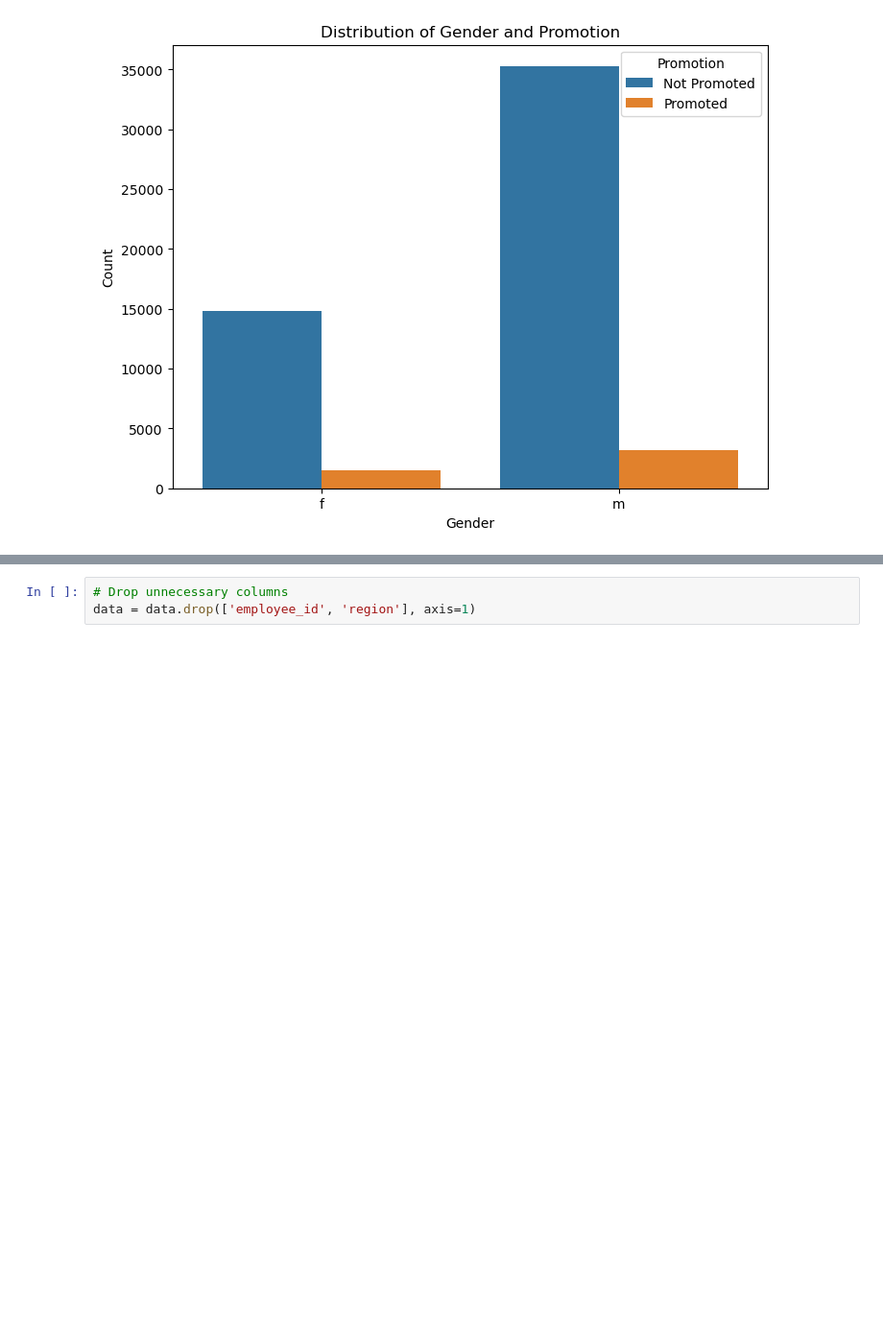
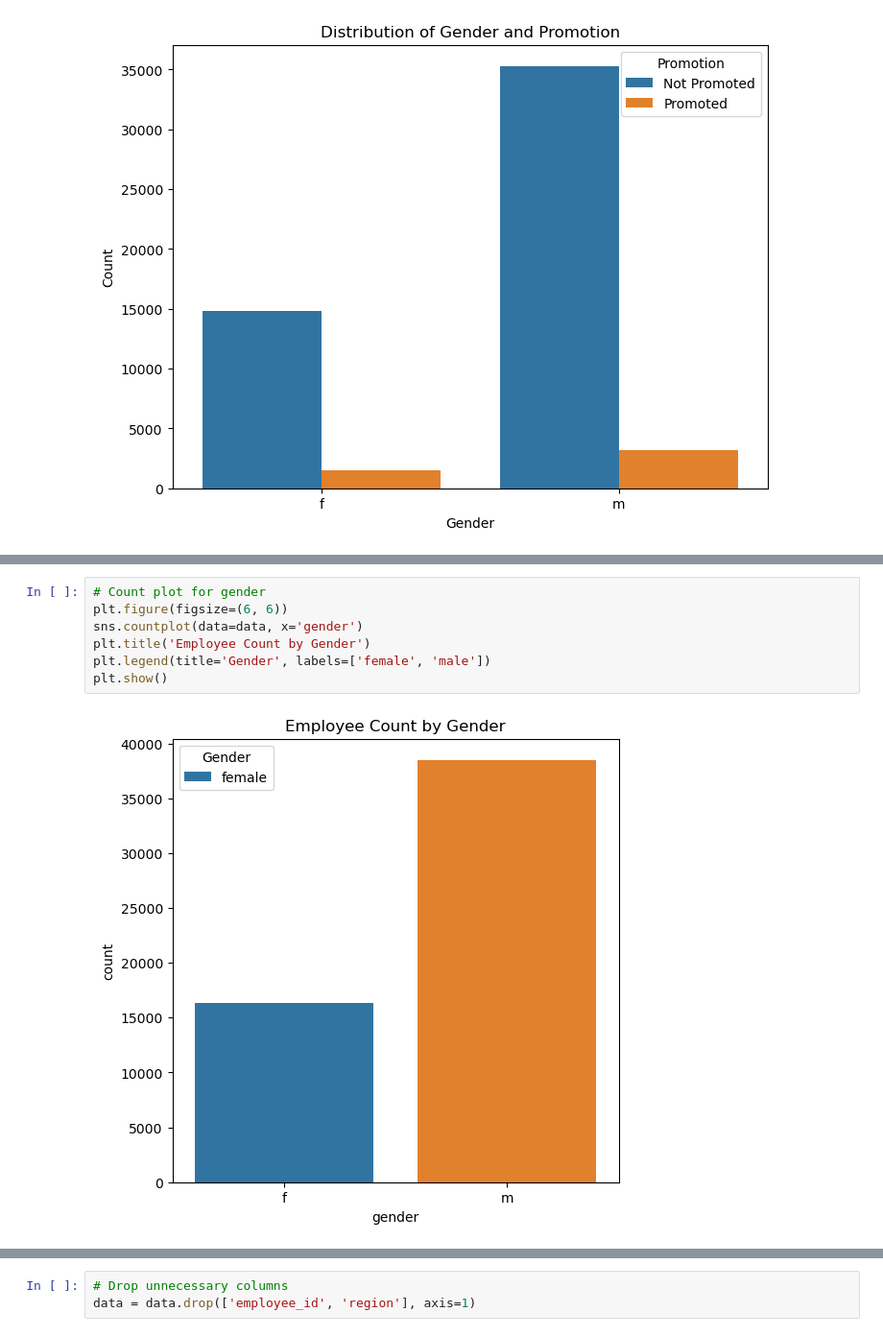
Before and after one commit to kanade28/code-file, a Jupyter notebook: Internship2_1.ipynb, the cells around one changed output, grey strips where cells are left out. Shown at 96% size. Saved outputs shown, nothing was run; the diff lists cells and outputs as text; blank space fills up the shorter version.

```diff
--- a/Internship2_1.ipynb
+++ b/Internship2_1.ipynb
@@ -42,0 +70,9 @@ plt.show()
+# %%
+# Count plot for gender
+plt.figure(figsize=(6, 6))
+sns.countplot(data=data, x='gender')
+plt.title('Employee Count by Gender')
+plt.legend(title='Gender', labels=['female', 'male'])
+plt.show()
+# %% [output]
+[figure, added]
```
Also changed, not shown: parts of 17 cells of this notebook.
